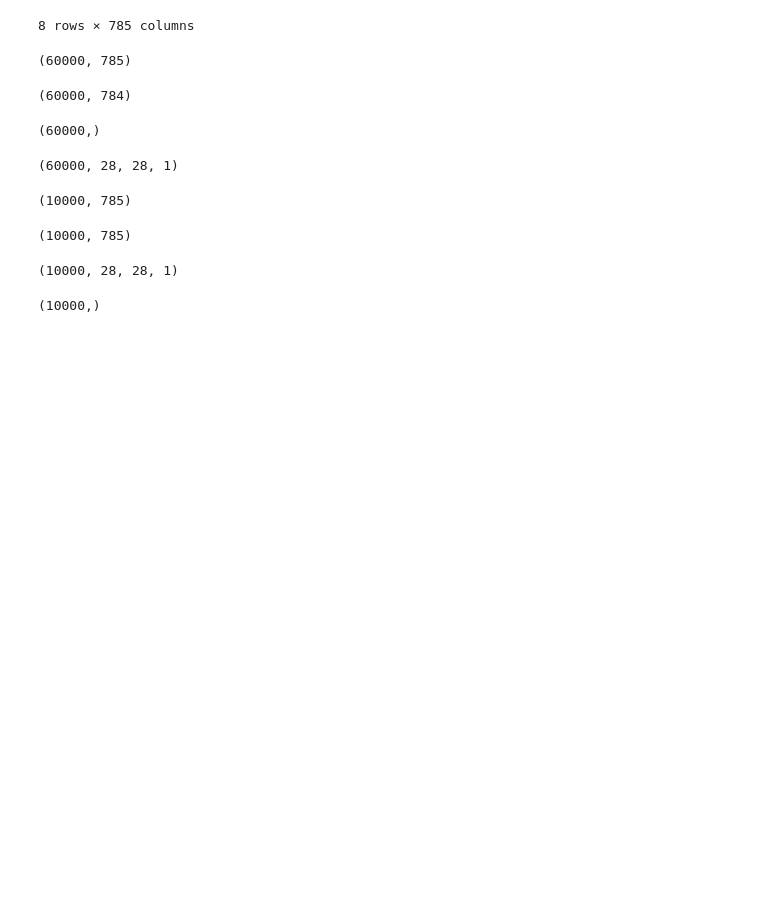
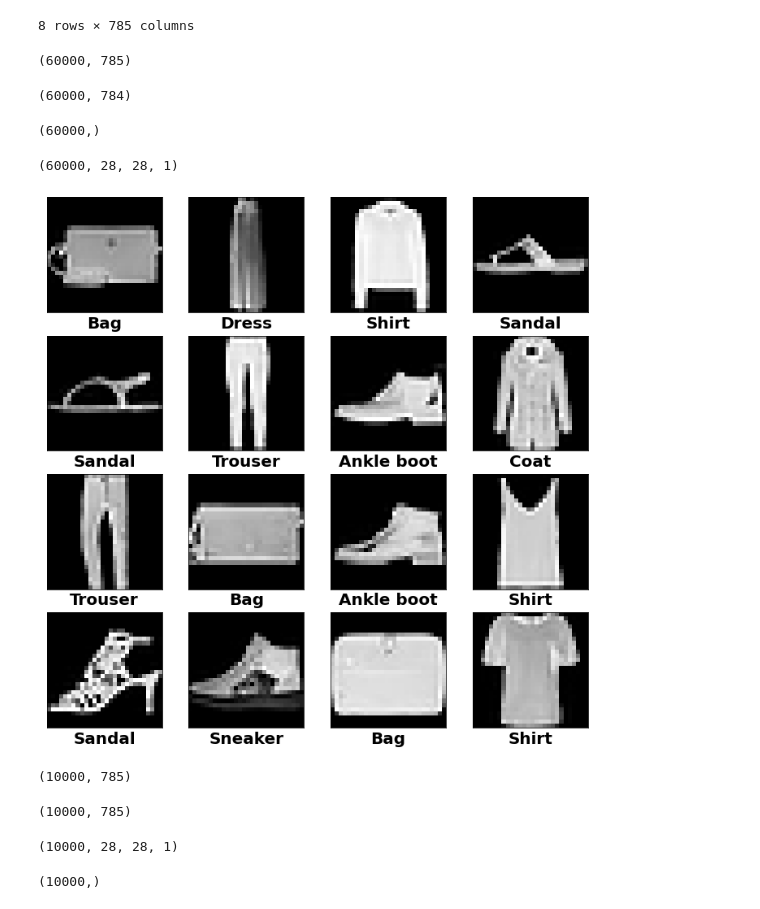
Before and after one commit to abdur-rafi/Fashion-mnist-classification, a Jupyter notebook: fashion_mnist_classification.ipynb, the cells around one changed output. Saved outputs shown, nothing was run; the diff lists cells and outputs as text; code cells hidden in the pictures; blank space fills up the shorter version.

Commit message:
visualization added

```diff
--- a/fashion_mnist_classification.ipynb
+++ b/fashion_mnist_classification.ipynb
@@ -77,6 +78,36 @@ x_train = np.reshape(x_train,(x_train.shape[0],28,28,1))
 x_train.shape
 # %% [output]
 (60000, 28, 28, 1)
+# %%
+'''
+0 T-shirt/top
+1 Trouser
+2 Pullover
+3 Dress
+4 Coat
+5 Sandal
+6 Shirt
+7 Sneaker
+8 Bag
+9 Ankle boot
+'''
+labels = ['T-shirt/Top','Trouser','Pullover','Dress','Coat','Sandal','Shirt','Sneaker','Bag','Ankle boot']
+fig,axes = plt.subplots(nrows=4,ncols=4,figsize=(12,12));
+# print(axes)
+for ax in axes:
+  for col in ax:
+    index = random.randint(1,x_train.shape[0])
+    # pred = model.predict(np.expand_dims(test_x[index-1],0))
+    # max = [np.amax(pred[0]),np.amax(pred[1]),np.amax(pred[2])]
+    # maxi = np.argmax(max)
+    # label = np.argmax(pred[maxi])
+    col.set_xlabel(labels[y_train[index - 1]],fontdict={'size':20,"weight":'bold'})
+    col.set_xticks([])
+    col.set_yticks([])
+    col.imshow(x_train[index-1].reshape(28,28),cmap='gray')
+fig.savefig('sample_images.png')
+# %% [output]
+[figure, added]
 # %%
 df = pd.read_csv('/content/fashion-mnist_test.csv')
 # %%
```
Also changed, not shown: parts of 2 cells of this notebook, 2 other files.
